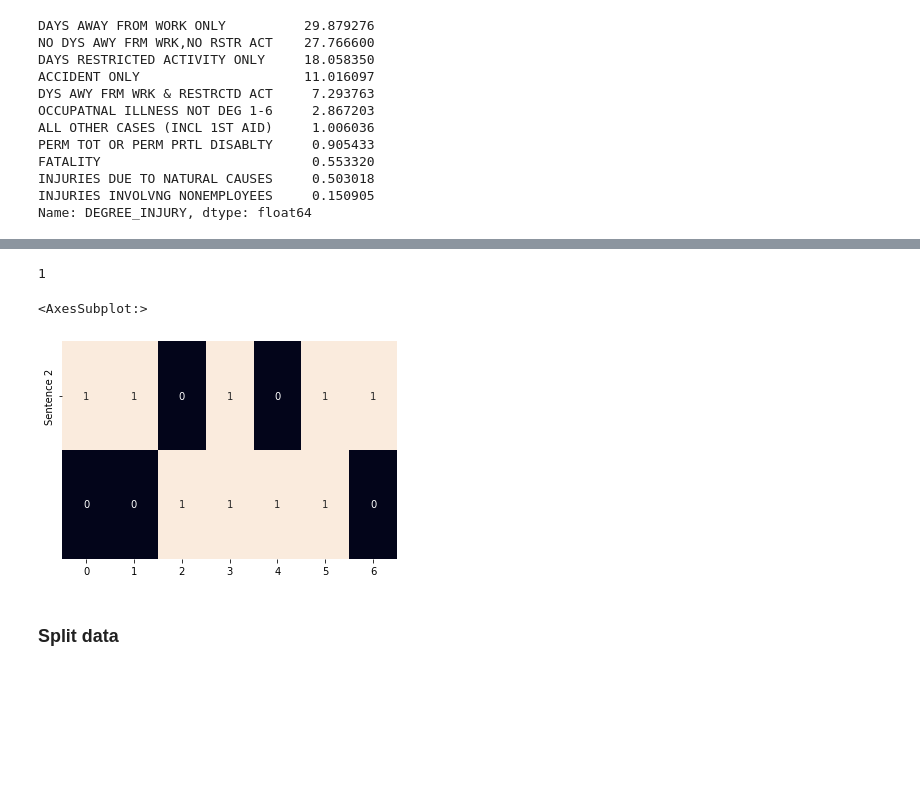
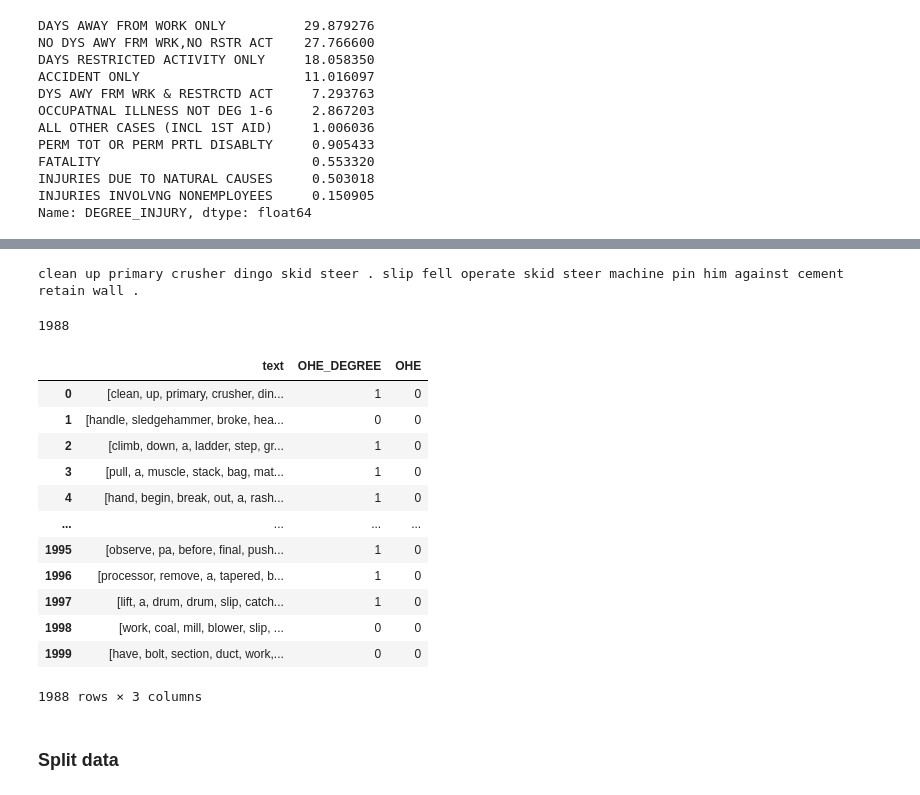
Before and after one commit to CunjunYin/natural-language-processing, a Jupyter notebook: project.ipynb, the cells around one changed output, grey strips where cells are left out. Drawn from its saved outputs; the diff is of its cells as text; code cells hidden in the pictures; blank space fills up the shorter version.

```diff
--- a/project.ipynb
+++ b/project.ipynb
@@ -92,13 +93,27 @@ def get_words(texts):
         words+=regex_tokenizer.tokenize(text)
     return np.asarray(words).reshape(-1, 1)
 
-def OHE(sent):
-    enc = OneHotEncoder(handle_unknown='ignore')
+def OHE_2D(sent, sparse=False):
+    enc = OneHotEncoder(handle_unknown='ignore', sparse=sparse)
     words=[]
     for w in sent.values:
         words += w
     X = enc.fit(np.array(words).reshape(-1,1))
-    return sent.apply(lambda x: enc.transform(np.array(x).reshape(-1,1))), X.n_features_in_
+
+    # Round up to without unit digit
+    ohe = sent.apply(lambda x: enc.transform(np.array(x).reshape(-1,1)))
+    maxwords = max([len(x) for x in ohe])
+    maxwords = math.ceil(maxwords/10)*10
+    dim = len(ohe[0][0])
+    print('Vector length:          ', dim, '\nMaximum number of words:', maxwords)
+
+    return [np.concatenate((x, np.zeros((maxwords - len(x), dim))), axis=0) for x in ohe]
+
+def OHE_1D(sent):
+    corpus = [' '.join(x) for x in sent.values]
+    print(corpus[0])
+    ohe = CountVectorizer(binary=True)
+    return pd.DataFrame(ohe.fit_transform(corpus).todense(), columns=ohe.get_feature_names())
 
 def spell_check(words):
     return [spell.correction(word) for word in words]
@@ -359,2 +375,2 @@ del data['DEGREE_INJURY_CD']
 # %%
-data['OHE'], dim = OHE(data['text'])
+data['OHE'] = OHE_1D(data['text'])
@@ -365,7 +390,24 @@ print(data['OHE'].values[0].shape)
-# %%
-dim
-# %% [output]
-1
+# %%
+len(OHE_1D(data['text']))
+# %% [output]
+clean up primary crusher dingo skid steer . slip fell operate skid steer machine pin him against cement retain wall .
+1988
+# %%
+data
+# %% [output]
+|  | text | OHE_DEGREE | OHE |
+| 0 | [clean, up, primary, crusher, din... | 1 | 0 |
+| 1 | [handle, sledgehammer, broke, hea... | 0 | 0 |
+| 2 | [climb, down, a, ladder, step, gr... | 1 | 0 |
+| 3 | [pull, a, muscle, stack, bag, mat... | 1 | 0 |
+| 4 | [hand, begin, break, out, a, rash... | 1 | 0 |
+| ... | ... | ... | ... |
+| 1995 | [observe, pa, before, final, push... | 1 | 0 |
+| 1996 | [processor, remove, a, tapered, b... | 1 | 0 |
+| 1997 | [lift, a, drum, drum, slip, catch... | 1 | 0 |
+| 1998 | [work, coal, mill, blower, slip, ... | 0 | 0 |
+| 1999 | [have, bolt, section, duct, work,... | 0 | 0 |
+1988 rows × 3 columns
 # %%
 class FeedforwardNeuralNetModel(nn.Module):
     def __init__(self, input_dim, hidden_dim, output_dim):
@@ -416,12 +453,3 @@ dim
-# %%
-corpus = ['Time flies flies like an arrow.',
-          'Fruit flies like a banana.']
-one_hot_vectorizer = CountVectorizer(binary=True)
-one_hot = one_hot_vectorizer.fit_transform(corpus).toarray()
-sns.heatmap(one_hot, annot=True,cbar=False,yticklabels=['Sentence 2'])
-# %% [output]
-<AxesSubplot:>
-[figure, removed]
 # %% [markdown]
 ### Split data
 # %%
```
Also changed, not shown: parts of 10 cells of this notebook.
